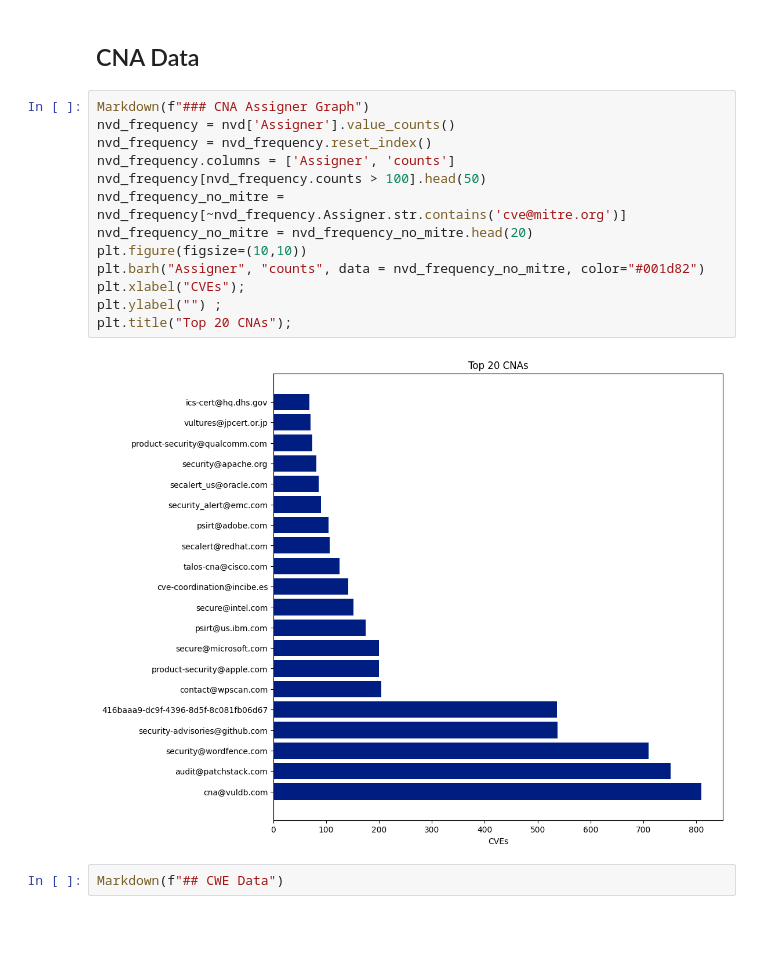
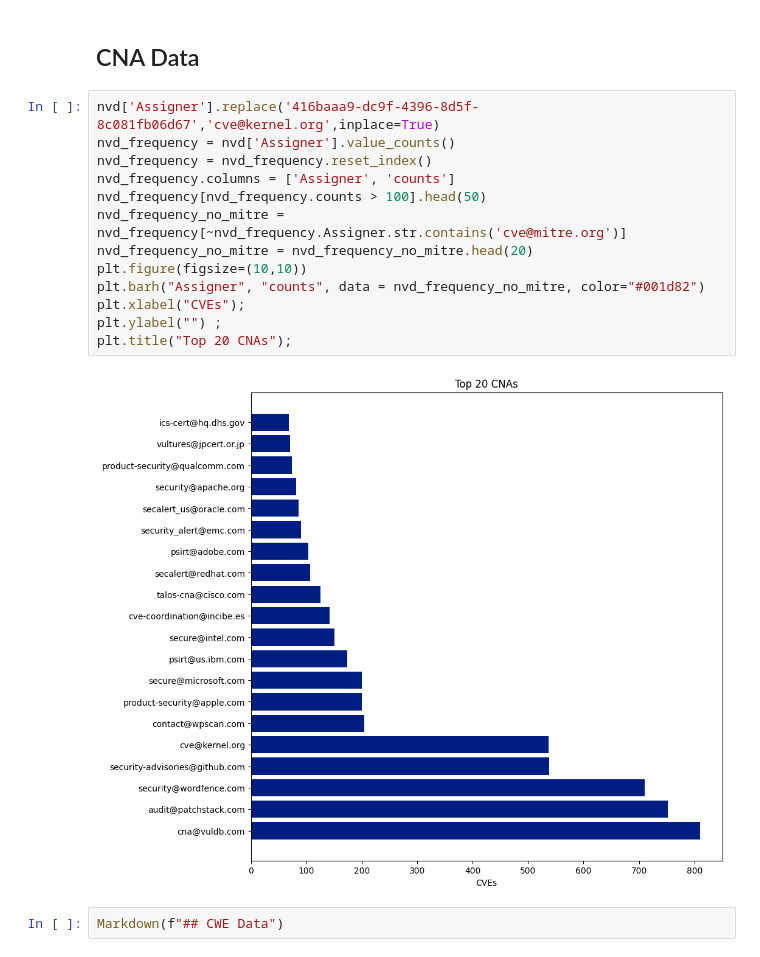
Before and after one commit to jgamblin/monthlyCVEStats, a Jupyter notebook: 2024/2024.ipynb, the cells around one changed output. Drawn from its saved outputs; the diff is of its cells as text; blank space fills up the shorter version.

Commit message:
KernelUpdate
Kernel Update

```diff
--- a/2024/2024.ipynb
+++ b/2024/2024.ipynb
@@ -213,20 +213,20 @@ Markdown(f"## CNA Data")
 # %% [output]
 ## CNA Data
 # %%
-Markdown(f"### CNA Assigner Graph")
+nvd['Assigner'].replace('416baaa9-dc9f-4396-8d5f-8c081fb06d67','cve@kernel.org',inplace=True)
 nvd_frequency = nvd['Assigner'].value_counts()
 nvd_frequency = nvd_frequency.reset_index()
 nvd_frequency.columns = ['Assigner', 'counts']
 nvd_frequency[nvd_frequency.counts > 100].head(50)
 nvd_frequency_no_mitre = nvd_frequency[~nvd_frequency.Assigner.str.contains('cve@mitre.org')]
 nvd_frequency_no_mitre = nvd_frequency_no_mitre.head(20)
 plt.figure(figsize=(10,10))
 plt.barh("Assigner", "counts", data = nvd_frequency_no_mitre, color="#001d82")
 plt.xlabel("CVEs");
 plt.ylabel("") ;
 plt.title("Top 20 CNAs");
 # %% [output]
-[figure, old version]
+[figure, new version]
 # %%
 Markdown(f"## CWE Data")
 # %% [output]
```
Also changed, not shown: 1 other file.
